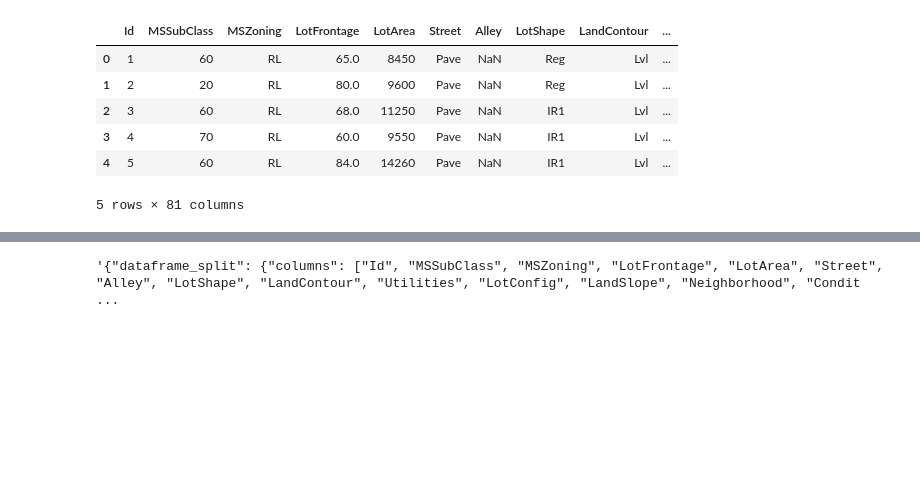
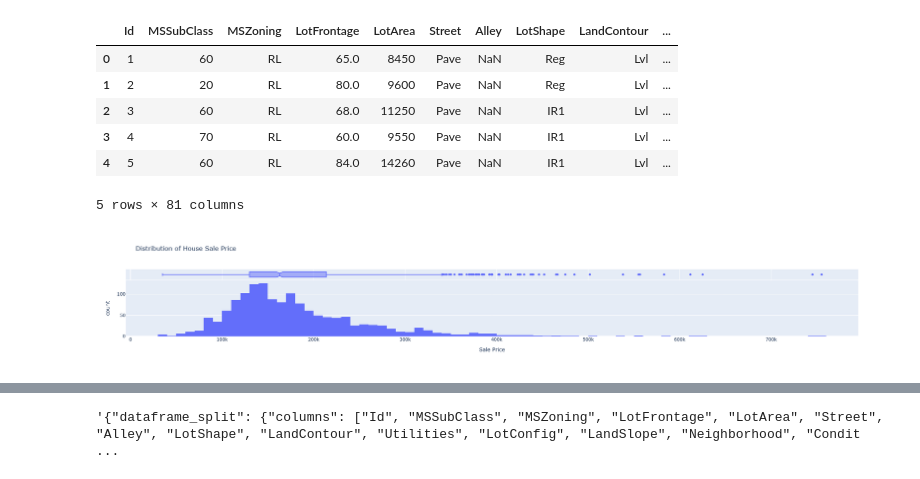
Before and after one commit to DataDelver/modern-ml-microservices, a Jupyter notebook: housing-price-model/notebooks/train_model.ipynb, the cells around one changed output, grey strips where cells are left out. Cells and saved outputs as stored; diff of their text form; code cells hidden in the pictures; blank space fills up the shorter version.

```diff
--- a/housing-price-model/notebooks/train_model.ipynb
+++ b/housing-price-model/notebooks/train_model.ipynb
@@ -48,9 +70,12 @@ train_df.drop(columns=['Id'], axis=1, inplace=True)
 # %%
+# Create a histogram chart using Plotly
 fig = px.histogram(
-    train_df,
+    train,
     x='SalePrice',
     labels= {'SalePrice': 'Sale Price'},
     title='Distribution of House Sale Price',
     marginal='box'
 )
 fig.show()
+# %% [output]
+[figure, added]
```
Also changed, not shown: parts of 18 cells of this notebook.
